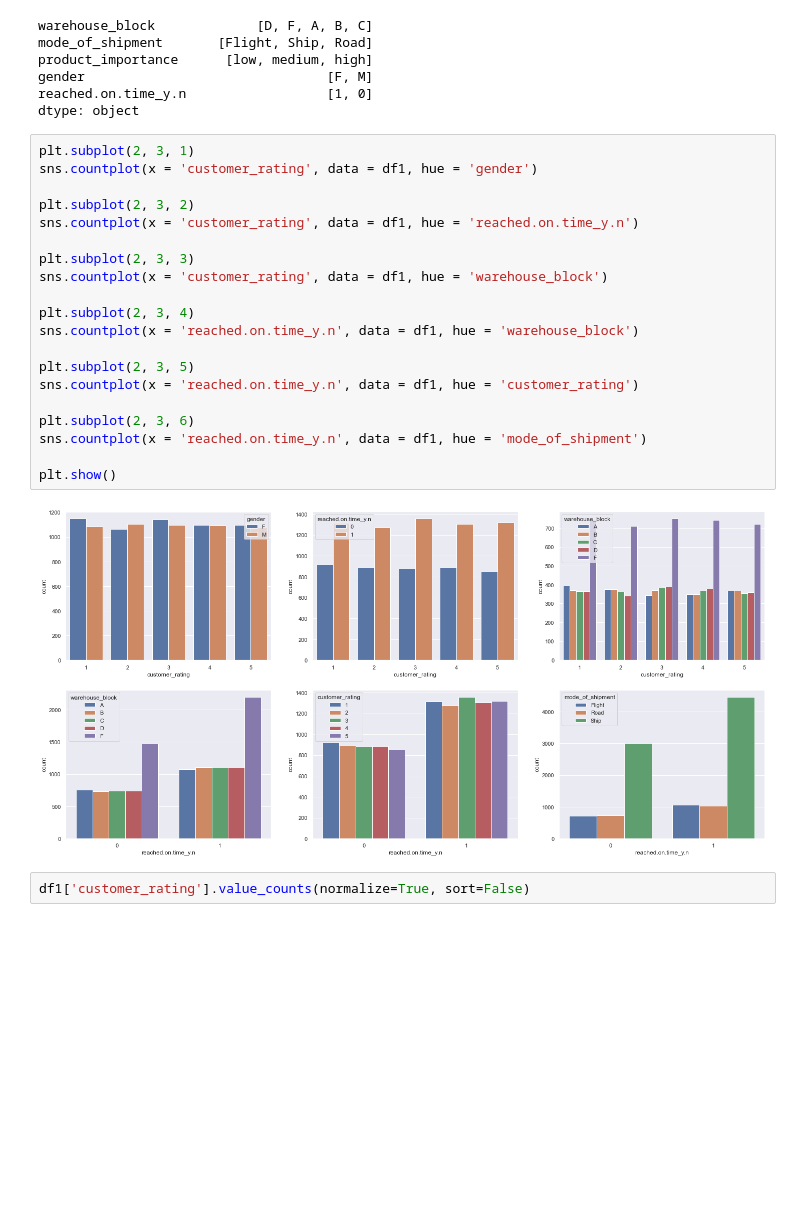
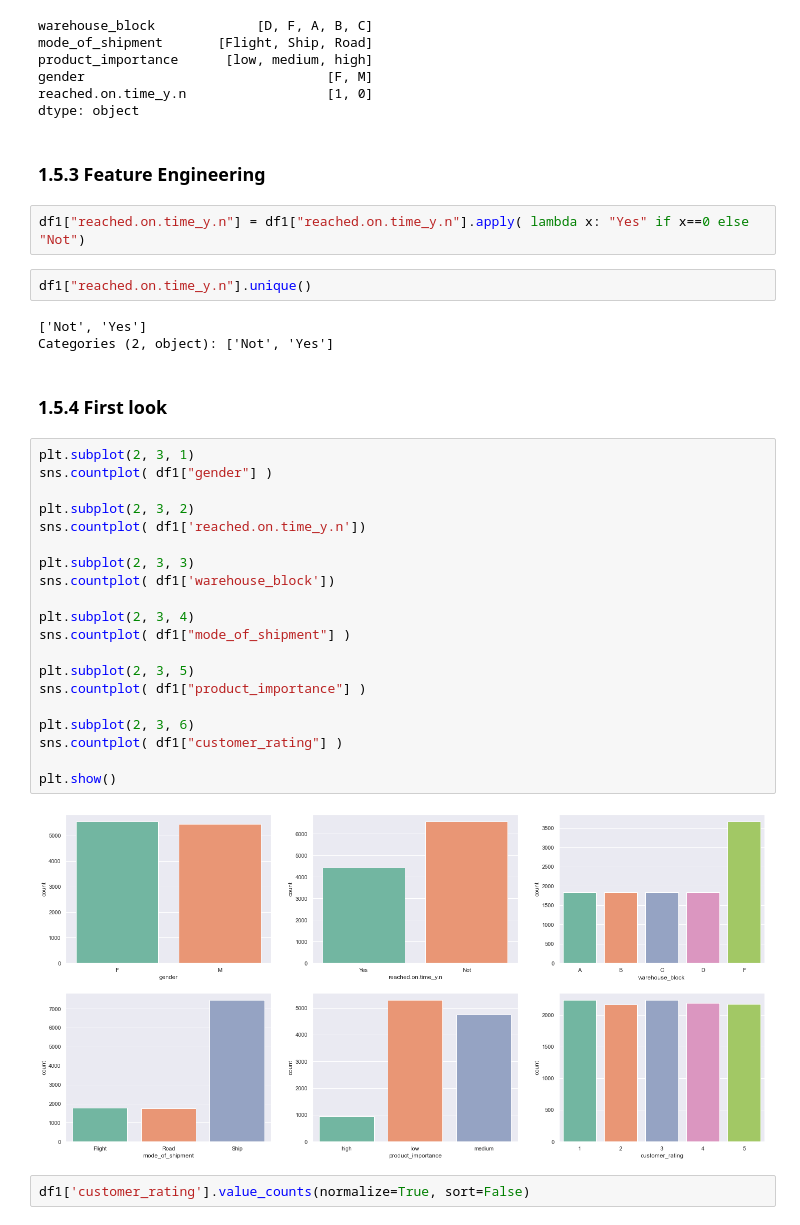
Before and after one commit to cardosoyuri/E-CommerceShippingData, a Jupyter notebook: E-CommercShippingDatae.ipynb, the cells around one changed output. Cells and saved outputs as stored; diff of their text form; blank space fills up the shorter version.

```diff
--- a/E-CommercShippingDatae.ipynb
+++ b/E-CommercShippingDatae.ipynb
@@ -210,28 +223,39 @@ product_importance      [low, medium, high]
 gender                               [F, M]
 reached.on.time_y.n                  [1, 0]
 dtype: object
+# %% [markdown]
+### 1.5.3 Feature Engineering
+# %%
+df1["reached.on.time_y.n"] = df1["reached.on.time_y.n"].apply( lambda x: "Yes" if x==0 else "Not")
+# %%
+df1["reached.on.time_y.n"].unique()
+# %% [output]
+['Not', 'Yes']
+Categories (2, object): ['Not', 'Yes']
+# %% [markdown]
+### 1.5.4 First look
 # %%
 plt.subplot(2, 3, 1)
-sns.countplot(x = 'customer_rating', data = df1, hue = 'gender')
+sns.countplot( df1["gender"] )
 
 plt.subplot(2, 3, 2)
-sns.countplot(x = 'customer_rating', data = df1, hue = 'reached.on.time_y.n')
+sns.countplot( df1['reached.on.time_y.n'])
 
 plt.subplot(2, 3, 3)
-sns.countplot(x = 'customer_rating', data = df1, hue = 'warehouse_block')
+sns.countplot( df1['warehouse_block'])
 
 plt.subplot(2, 3, 4)
-sns.countplot(x = 'reached.on.time_y.n', data = df1, hue = 'warehouse_block')
+sns.countplot( df1["mode_of_shipment"] )
 
 plt.subplot(2, 3, 5)
-sns.countplot(x = 'reached.on.time_y.n', data = df1, hue = 'customer_rating')
+sns.countplot( df1["product_importance"] )
 
 plt.subplot(2, 3, 6)
-sns.countplot(x = 'reached.on.time_y.n', data = df1, hue = 'mode_of_shipment')
+sns.countplot( df1["customer_rating"] )
 
 plt.show()
 # %% [output]
-[figure, old version]
+[figure, new version]
 # %%
 df1['customer_rating'].value_counts(normalize=True, sort=False)
 # %% [output]
```
Also changed, not shown: parts of 75 cells of this notebook.
